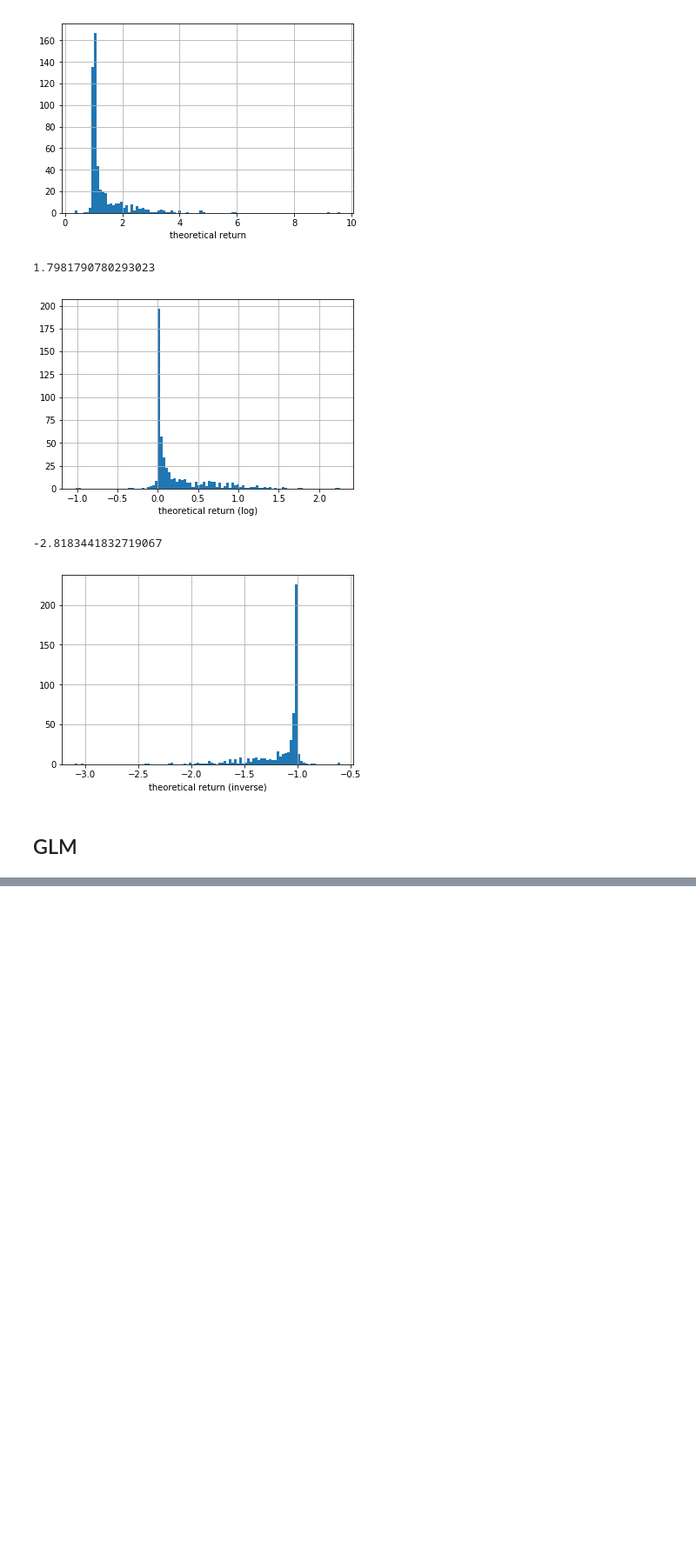
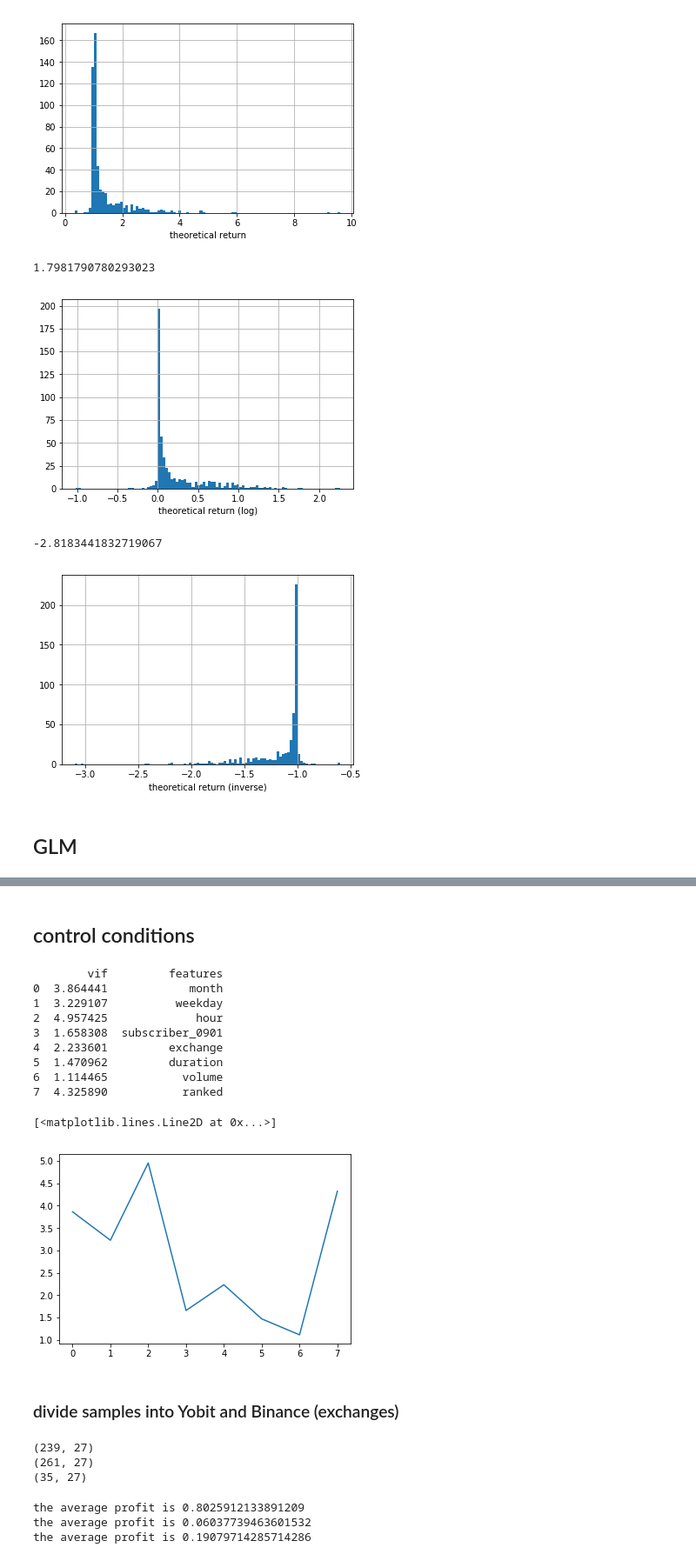
Before and after one commit to taro-tsuchiya/Profitability-of-Cryptocurrency-Pump-and-Dump-Schemes, a Jupyter notebook: notebook/regression.ipynb, the cells around one changed output, grey strips where cells are left out. Shown at 87% size. Cells and saved outputs as stored; diff of their text form; code cells hidden in the pictures; blank space fills up the shorter version.

```diff
--- a/notebook/regression.ipynb
+++ b/notebook/regression.ipynb
@@ -264,3 +278,30 @@ Generalized Linear Model Regression Results
 | duration | -4.534e-05 | 7.07e-05 | -0.641 | 0.521 | -0.000 | 9.32e-05 |
 | volume | -3.591e-06 | 5.57e-05 | -0.065 | 0.949 | -0.000 | 0.000 |
 | ranked | 0.0957 | 0.053 | 1.807 | 0.071 | -0.008 | 0.199 |
+# %% [markdown]
+## control conditions
+# %%
+#calculate vif
+from statsmodels.stats.outliers_influence import variance_inflation_factor
+vif = pd.DataFrame()
+vif["vif"] = [variance_inflation_factor(x.values, i) for i in range(x.shape[1])]
+vif["features"] = x.columns
+
+print(vif)
+
+#vifをグラフ化する
+plt.plot(vif["vif"])
+# %% [output]
+        vif         features
+0  3.864441            month
+1  3.229107          weekday
+2  4.957425             hour
+3  1.658308  subscriber_0901
+4  2.233601         exchange
+5  1.470962         duration
+6  1.114465           volume
+7  4.325890           ranked
+[<matplotlib.lines.Line2D at 0x...>]
+[figure, added]
+# %% [markdown]
+### divide samples into Yobit and Binance (exchanges)
@@ -266,0 +312,15 @@ Generalized Linear Model Regression Results
+# %%
+three = [yobit, binance, bittrex]
+for i in three:
+    print(i.shape)
+# %% [output]
+(239, 27)
+(261, 27)
+(35, 27)
+# %%
+for i in three:
+    print('the average profit is {}'.format(i['theoretical profit(%)'].mean()))
+# %% [output]
+the average profit is 0.8025912133891209
+the average profit is 0.06037739463601532
+the average profit is 0.19079714285714286
```
Also changed, not shown: parts of 27 cells of this notebook, 2 other files.
